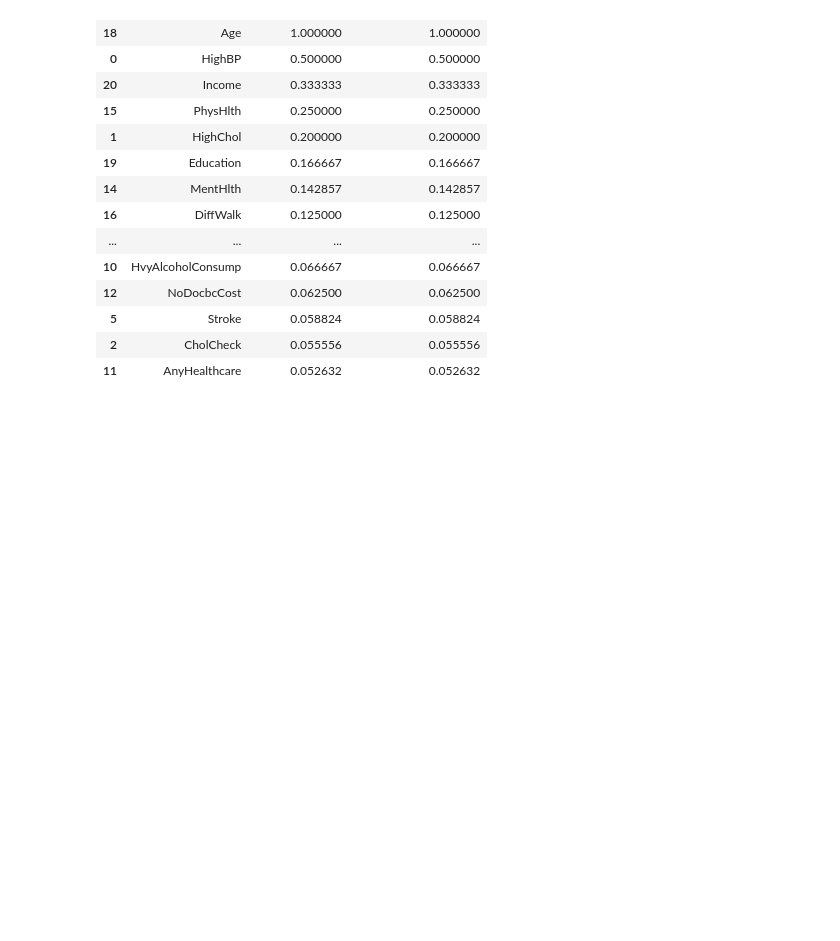
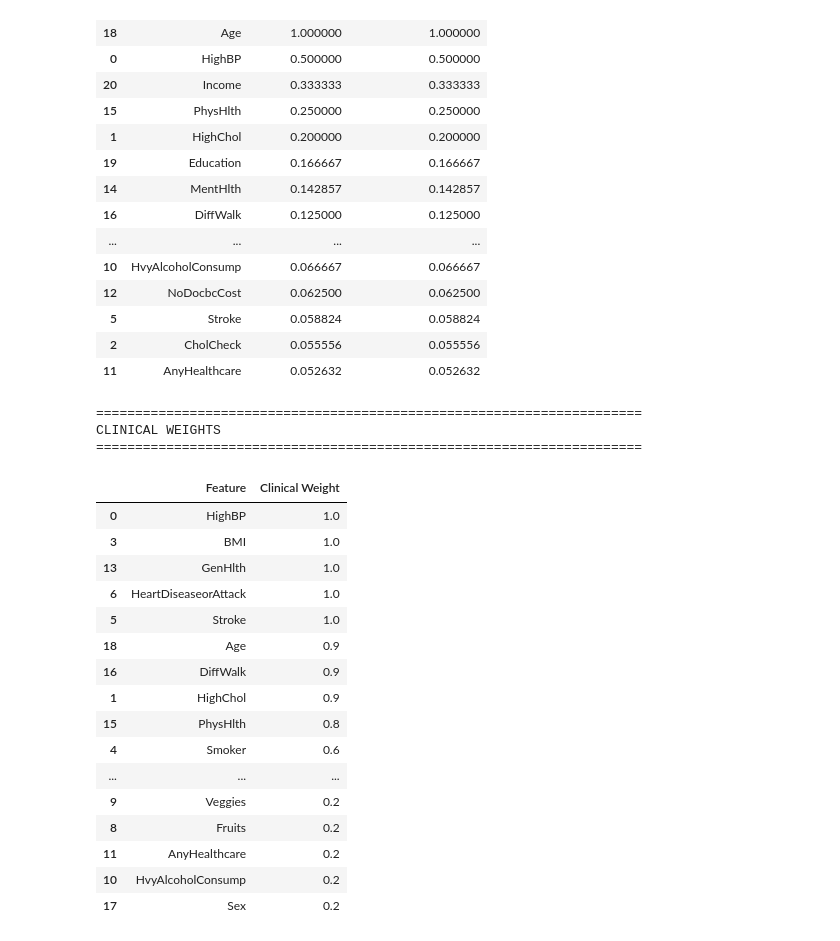
Before and after one commit to anandha-3679/msc_research, a Jupyter notebook: notebooks/anandha/Diabetes/diabetes_boruta.ipynb, the cells around one changed output. Drawn from its saved outputs; the diff is of its cells as text; code cells hidden in the pictures; blank space fills up the shorter version.

```diff
--- a/notebooks/anandha/Diabetes/diabetes_boruta.ipynb
+++ b/notebooks/anandha/Diabetes/diabetes_boruta.ipynb
@@ -1035,3 +1035,48 @@ MATHEMATICAL SCORES
 | 5 | Stroke | 0.058824 | 0.058824 |
 | 2 | CholCheck | 0.055556 | 0.055556 |
 | 11 | AnyHealthcare | 0.052632 | 0.052632 |
+# %%
+# CELL 3
+# =============================================================================
+# INSPECT CLINICAL WEIGHTS
+# =============================================================================
+
+clinical_weights = pd.DataFrame(
+    selector.clinical_weights_.items(),
+    columns=[
+        "Feature",
+        "Clinical Weight"
+    ]
+)
+
+clinical_weights = clinical_weights.sort_values(
+    by="Clinical Weight",
+    ascending=False
+)
+
+print("=" * 70)
+print("CLINICAL WEIGHTS")
+print("=" * 70)
+
+display(clinical_weights)
+# %% [output]
+======================================================================
+CLINICAL WEIGHTS
+======================================================================
+|  | Feature | Clinical Weight |
+| 0 | HighBP | 1.0 |
+| 3 | BMI | 1.0 |
+| 13 | GenHlth | 1.0 |
+| 6 | HeartDiseaseorAttack | 1.0 |
+| 5 | Stroke | 1.0 |
+| 18 | Age | 0.9 |
+| 16 | DiffWalk | 0.9 |
+| 1 | HighChol | 0.9 |
+| 15 | PhysHlth | 0.8 |
+| 4 | Smoker | 0.6 |
+| ... | ... | ... |
+| 9 | Veggies | 0.2 |
+| 8 | Fruits | 0.2 |
+| 11 | AnyHealthcare | 0.2 |
+| 10 | HvyAlcoholConsump | 0.2 |
+| 17 | Sex | 0.2 |
```
Also changed, not shown: parts of 8 cells of this notebook.
